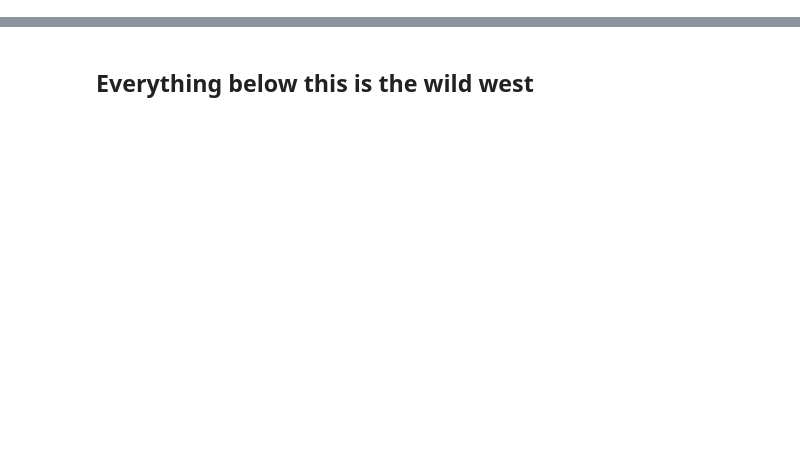
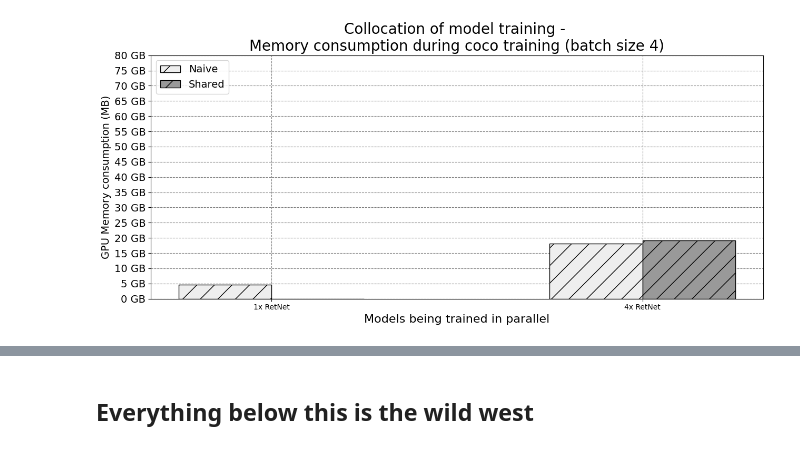
Before and after one commit to neilkimn/thesis, a Jupyter notebook: notebooks/CIDR_comparisons_A.ipynb, the cells around one changed output, grey strips where cells are left out. Cells and saved outputs as stored; diff of their text form; code cells hidden in the pictures; blank space fills up the shorter version.

```diff
--- a/notebooks/CIDR_comparisons_A.ipynb
+++ b/notebooks/CIDR_comparisons_A.ipynb
@@ -385,41 +463,50 @@ shared_mem = get_mem(shared_mem)
 # %%
+### MEMORY SINGLE
+
 import matplotlib as mpl
 import matplotlib.pyplot as plt
 import numpy as np
 
+# exp = imagenet_resnet
+# exp = imagenet_efficientformer
+# exp = coco_faster
+exp = coco_retina
+
 measurements ={
-    "Naive": naive_mem,
-    "Shared": shared_mem,
+    "Naive": exp.memory_naive,
+    "Shared": exp.memory_shared,
 }
 
-x = np.arange(len(workloads))  # the label locations
+x = np.arange(len(exp.workloads))  # the label locations
 width = 0.25  # the width of the bars
 multiplier = 0.5
 
 fig, ax = plt.subplots(figsize=(15,6))
 hatches = ["/", "/", "/", "///", "///", "///"]
 hatch_cols = ["#eeeeee", "#999999", "#666666",
               "#eeeeee", "#999999", "#666666"]
 
 for idx, (attribute, measurement) in enumerate(measurements.items()):
     offset = width * multiplier
     rects = ax.bar(x + offset, measurement, width, label=attribute, hatch=hatches[idx], color=hatch_cols[idx], edgecolor="black")
     #ax.bar_label(rects, padding=3, fmt='%.0f', label_type="edge", color="black", size=16)
     multiplier += 1
 
 # Add some text for labels, title and custom x-axis tick labels, etc.
 ax.set_ylabel('GPU Memory consumption (MB)', fontsize=14)
-ax.set_title(f'Collocation of model training - {MACHINE}\nMemory consumption during {DATASET} training (batch size {BATCH_SIZE})', fontsize=20)
+ax.set_title(f'Collocation of model training - \nMemory consumption during {exp.dataset} training (batch size {exp.batch_size})', fontsize=20)
 ax.set_xticks(x + width)
-ax.set_xticklabels(workloads)
+ax.set_xticklabels(exp.workloads)
 ax.legend(loc='upper left', fontsize=14)
 
 ax.set_axisbelow(True)
 ax.grid(color='gray', linestyle='dashed')
 
 fmt = lambda x, pos: '{:.0f} GB'.format(x/1000, pos)
 ax.yaxis.set_major_formatter(mpl.ticker.FuncFormatter(fmt))
 
 plt.yticks([i for i in range(0, 81559, 5000)], fontsize=14)
 plt.xlabel("Models being trained in parallel", fontsize=16)
 plt.show()
+# %% [output]
+[figure, added]
```
Also changed, not shown: parts of 8 cells of this notebook.
